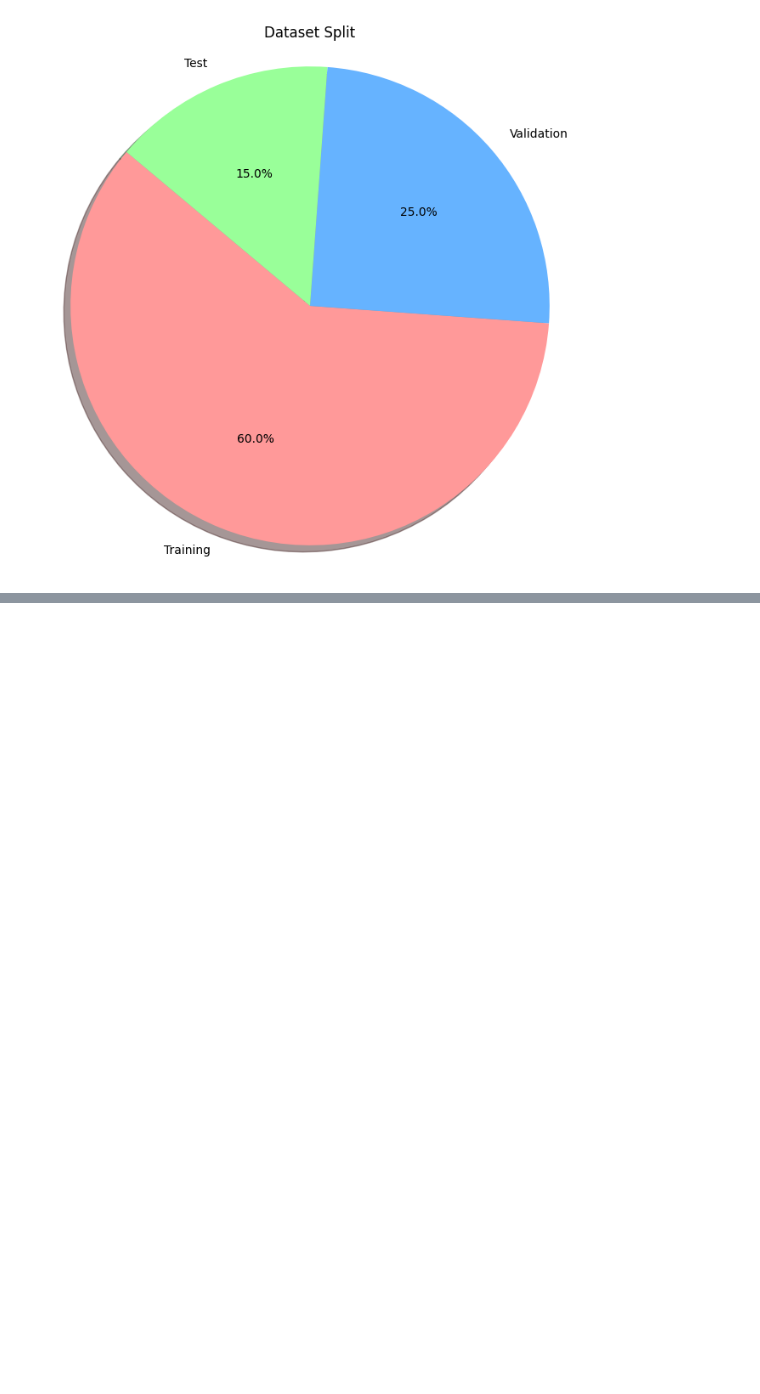
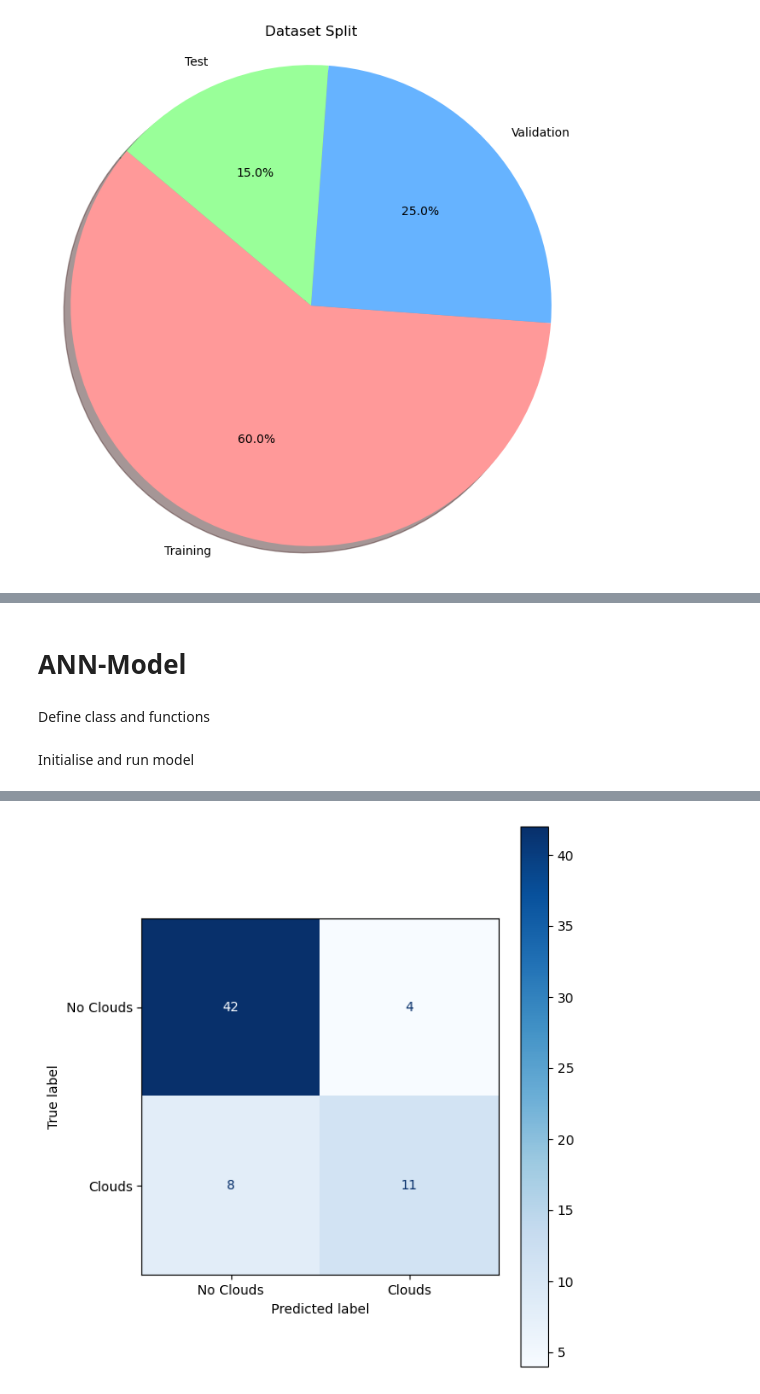
Before and after one commit to Hundmat/CloudClassifier, a Jupyter notebook: CloudClassification.ipynb, the cells around one changed output, grey strips where cells are left out. Drawn from its saved outputs; the diff is of its cells as text; code cells hidden in the pictures; blank space fills up the shorter version.

Commit message:
Added working ANN training and testing to notebook

```diff
--- a/CloudClassification.ipynb
+++ b/CloudClassification.ipynb
@@ -384,0 +387,4 @@ Test Loss: 0.2803661057453913, Accuracy: 83.07692307692308%
+# %% [markdown]
+# ANN-Model
+# %% [markdown]
+Define class and functions
@@ -384,0 +515,31 @@ Test Loss: 0.2803661057453913, Accuracy: 83.07692307692308%
+# %%
+# Labels aus dem Trainingsset extrahieren
+train_labels = [label for _, label in train_dataset]
+
+# Anzahl der Samples pro Klasse berechnen
+class_counts = np.bincount(train_labels)
+total_samples = len(train_labels)
+
+# Gewichte berechnen (inverse Häufigkeit)
+class_weights = total_samples / (len(class_counts) * class_counts)
+class_weights = torch.tensor(class_weights, dtype=torch.float32)
+# %% [markdown]
+Initialise and run model
+# %%
+# Initilisation and training
+input_size = 21 * 21 * 4
+num_classes = 2
+num_epochs = 200
+
+model = ANNClassifier(input_size, num_classes)
+criterion = nn.CrossEntropyLoss(weight = class_weights)
+#optimizer = torch.optim.Adam(model.parameters(), lr=0.001, weight_decay=1e-3)
+optimizer = torch.optim.AdamW(model.parameters(), lr=0.001, weight_decay=1e-3)
+scheduler = torch.optim.lr_scheduler.StepLR(optimizer, step_size=10, gamma=0.1)
+#scheduler = torch.optim.lr_scheduler.ReduceLROnPlateau(optimizer, mode='min', factor=0.1, patience=5)
+
+model = train_model(model, criterion, optimizer, train_loader, val_loader, num_epochs)
+_, test_acc, all_labels, all_preds = test_model(test_loader, model)
+print(f'Test Accuracy: {test_acc:.2f}%')
+plot_confusion_matrix(all_labels, all_preds, class_labels=['No Clouds', 'Clouds'])
+# %% [output]
@@ -384,0 +563 @@ Test Loss: 0.2803661057453913, Accuracy: 83.07692307692308%
+[figure, added]
```
Also changed, not shown: parts of 5 cells of this notebook.
